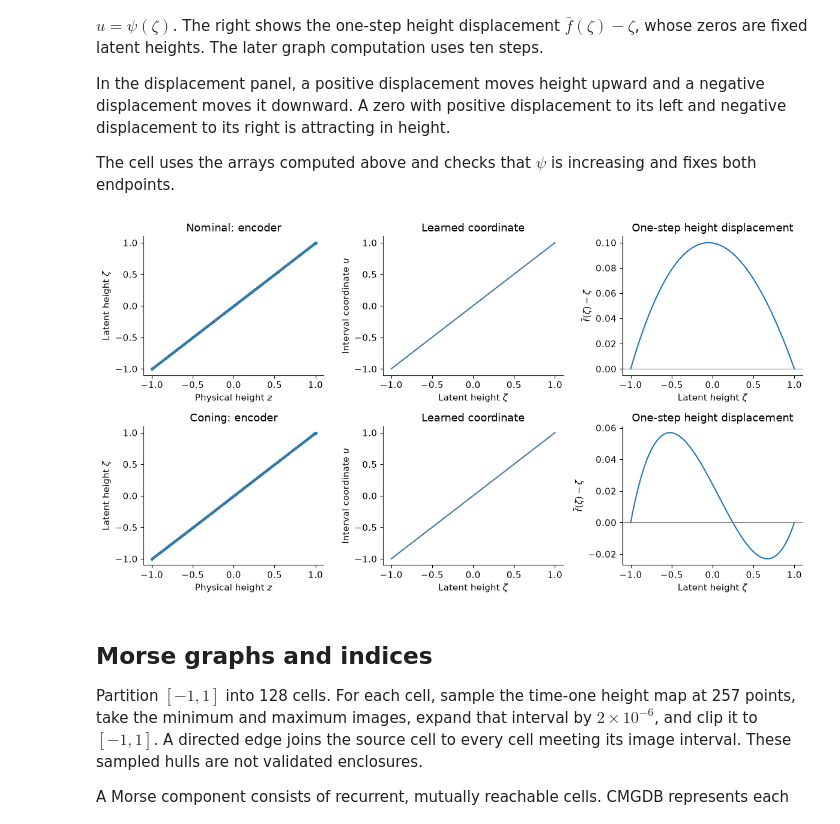
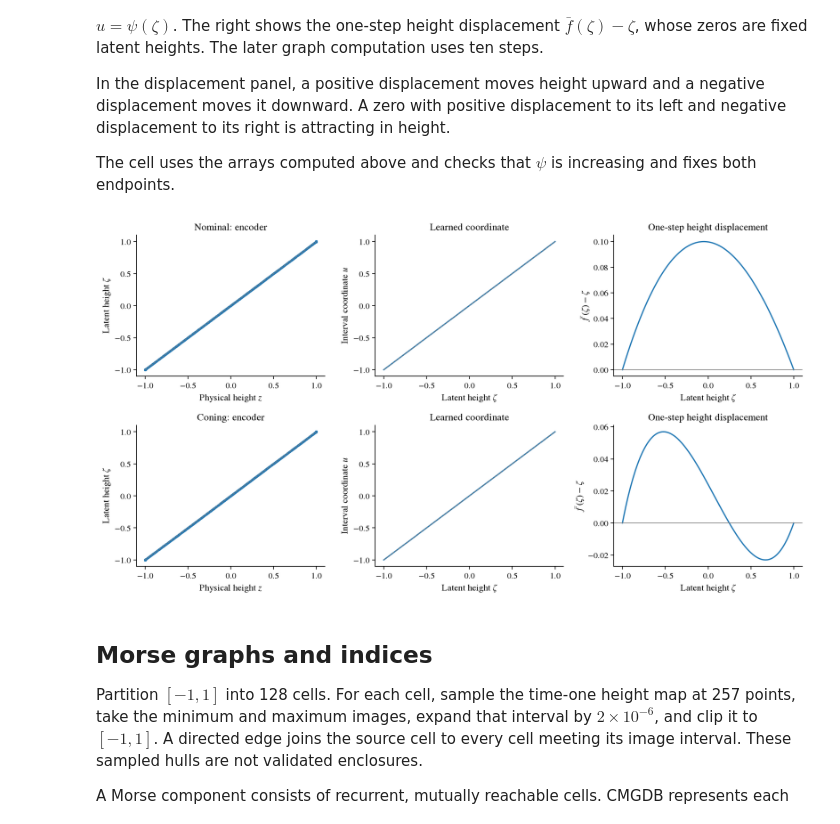
Before and after one commit to bernardorivas/2027_L4DC_EquivariantMorseGraphs, a Jupyter notebook: ex3_attitude_control.ipynb, the cells around one changed output. Saved outputs shown, nothing was run; the diff lists cells and outputs as text; code cells hidden in the pictures.

```diff
--- a/ex3_attitude_control.ipynb
+++ b/ex3_attitude_control.ipynb
@@ -68,6 +68,8 @@ For example, $(\sqrt3/2,0,1/2)$ and $(0,\sqrt3/2,1/2)$ represent the same quotie
 
 The scalar height equation makes the difference between the controllers visible. The next cell integrates it from several initial heights using `solve_ivp` and the implemented `gain` function. Solid curves show trajectories and dashed lines mark fixed heights. Under nominal control, nonpolar trajectories approach upright alignment. Under coning control, height approaches $1/4$ while the thrust direction continues to rotate.
 # %%
+import notebook_attitude_figures as presentation
+plt.rcParams.update(presentation.FONT)
 def height_rhs(t, z, policy):
     gain, _ = ac.gain(z, policy)
     return gain * (1 - z*z)
@@ -89,5 +91,5 @@ axes[0].set_ylabel("Physical height $z$")
 fig.tight_layout()
 for suffix in ("pdf", "svg"):
     fig.savefig(run.out / f"height-trajectories.{suffix}", bbox_inches="tight")
-plt.show()
+presentation.show_plot(fig)
 # %% [output]
@@ -247,6 +249,7 @@ The next plot uses those recomputed predictions. Each curve gives the componentw
 
 Comparing the curves at a fixed horizon shows how prediction accuracy differs between the two controllers.
 # %%
+plt.rcParams.update(presentation.FONT)
 fig, ax = plt.subplots(figsize=(6.6, 3.5))
 for policy, arrays in diagnostic_arrays.items():
     errors = arrays["forecast_rms"]
@@ -256,5 +259,5 @@ ax.legend()
 fig.tight_layout()
 for suffix in ("pdf", "svg"):
     fig.savefig(run.out / f"prediction-errors.{suffix}", bbox_inches="tight")
-plt.show()
+presentation.show_plot(fig)
 # %% [output]
@@ -284,35 +287,36 @@ In the displacement panel, a positive displacement moves height upward and a neg
 
 The cell uses the arrays computed above and checks that $\psi$ is increasing and fixes both endpoints.
 # %%
+plt.rcParams.update(presentation.FONT)
 fig, axes = plt.subplots(2, 3, figsize=(12, 6.5))
 for row, policy in enumerate(ac.POLICIES):
     arrays = diagnostic_arrays[policy]
     heights = arrays["heights"]
     knots, values = arrays["knots"], arrays["coordinate_values"]
     assert np.all(np.diff(values) > 0)
     np.testing.assert_allclose(values[[0, -1]], [-1, 1], atol=1e-7)
     ax = axes[row, 0]
     ax.scatter(arrays["test_physical_axis"][:, 2], arrays["test_latent_axis"][:, 2],
                s=3, alpha=.2, rasterized=True)
     ax.plot([-1, 1], [-1, 1], color=".5", linestyle="--", linewidth=.8)
     ax.set(xlabel="Physical height $z$", ylabel=r"Latent height $\zeta$",
            title=f"{policy.capitalize()}: encoder")
     ax = axes[row, 1]
     ax.plot(knots, values)
     ax.plot([-1, 1], [-1, 1], color=".5", linestyle="--", linewidth=.8)
     ax.set(xlabel=r"Latent height $\zeta$", ylabel="Interval coordinate $u$",
            title="Learned coordinate")
     ax = axes[row, 2]
     ax.plot(heights, arrays["latitude"] - heights)
     ax.axhline(0, color=".5", linewidth=.8)
     ax.set(xlabel=r"Latent height $\zeta$", ylabel=r"$\bar f(\zeta)-\zeta$",
            title="One-step height displacement")
 fig.tight_layout()
 for suffix in ("pdf", "svg"):
     fig.savefig(run.out / f"coordinate-diagnostics.{suffix}", bbox_inches="tight")
-plt.show()
+presentation.show_plot(fig)
 # %% [output]
-[figure, old version]
+[figure, new version]
 # %% [markdown]
 ## Morse graphs and indices
 
```
Also changed, not shown: parts of 8 cells of this notebook, 1 other file.
